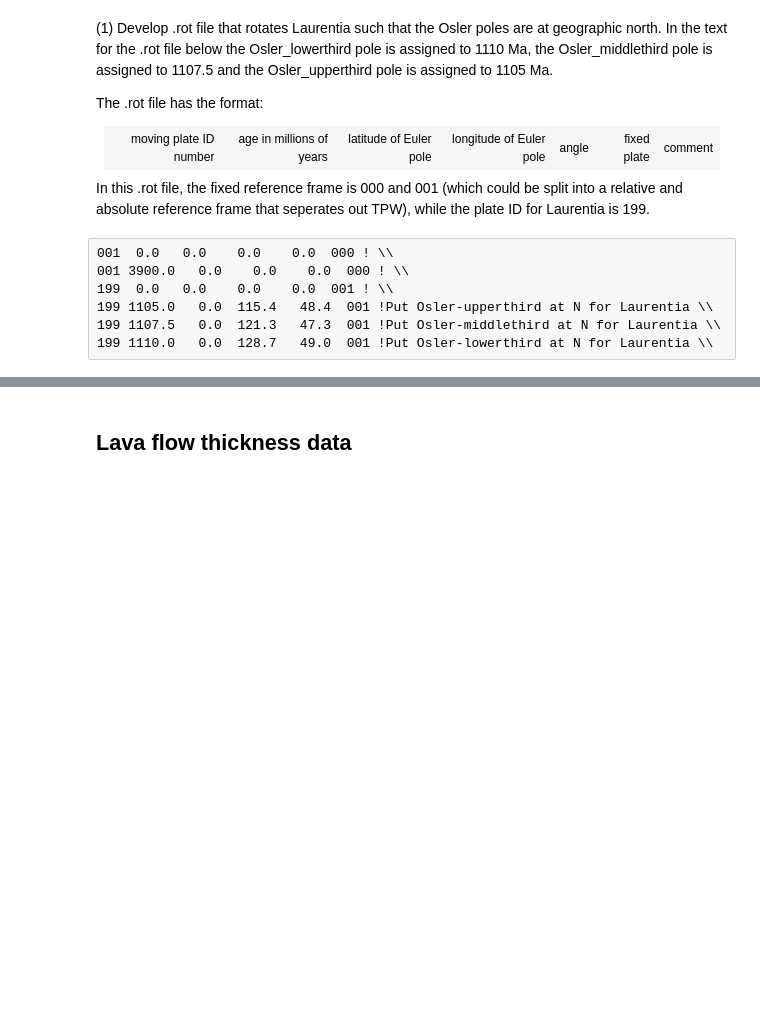
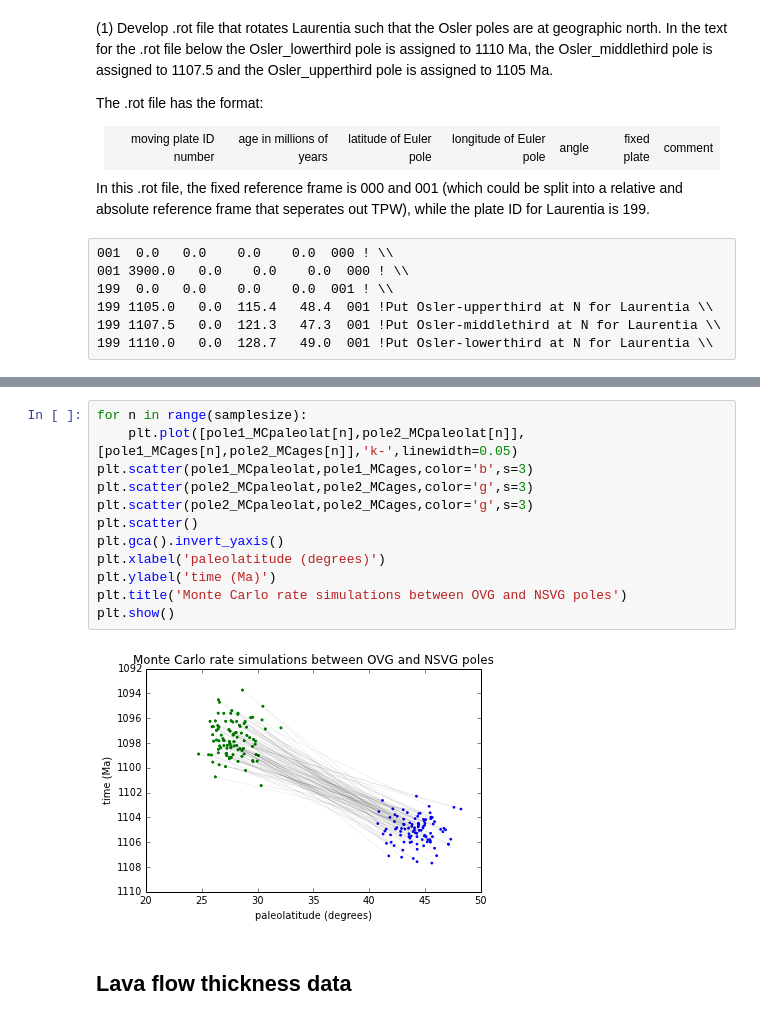
Before and after one commit to Swanson-Hysell/2014_Swanson-Hysell-et-al_Osler, a Jupyter notebook: 2014_Osler_Code/2014_Osler_Data_Analysis.ipynb, the cells around one changed output, grey strips where cells are left out. Drawn from its saved outputs; the diff is of its cells as text; blank space fills up the shorter version.

```diff
--- a/2014_Osler_Code/2014_Osler_Data_Analysis.ipynb
+++ b/2014_Osler_Code/2014_Osler_Data_Analysis.ipynb
@@ -764,3 +924,17 @@ In this .rot file, the fixed reference frame is 000 and 001 (which could be spli
+# %%
+for n in range(samplesize):
+    plt.plot([pole1_MCpaleolat[n],pole2_MCpaleolat[n]],[pole1_MCages[n],pole2_MCages[n]],'k-',linewidth=0.05)
+plt.scatter(pole1_MCpaleolat,pole1_MCages,color='b',s=3)
+plt.scatter(pole2_MCpaleolat,pole2_MCages,color='g',s=3)
+plt.scatter(pole2_MCpaleolat,pole2_MCages,color='g',s=3)
+plt.scatter()
+plt.gca().invert_yaxis()
+plt.xlabel('paleolatitude (degrees)')
+plt.ylabel('time (Ma)')
+plt.title('Monte Carlo rate simulations between OVG and NSVG poles')
+plt.show()
+# %% [output]
+[figure, added]
 # %% [markdown]
 ## Lava flow thickness data
 # %% [markdown]
```
Also changed, not shown: parts of 31 cells of this notebook, 2 other files.
